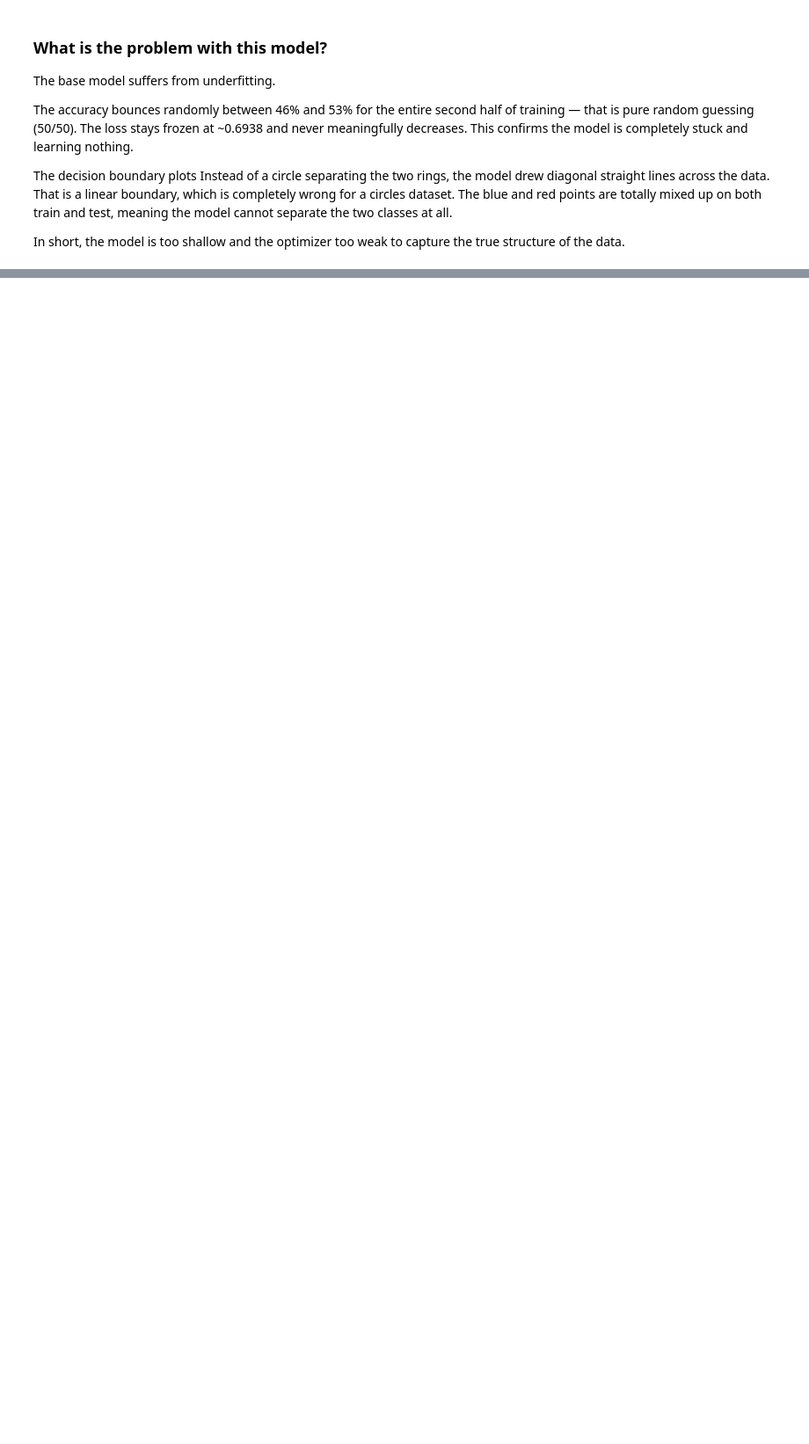
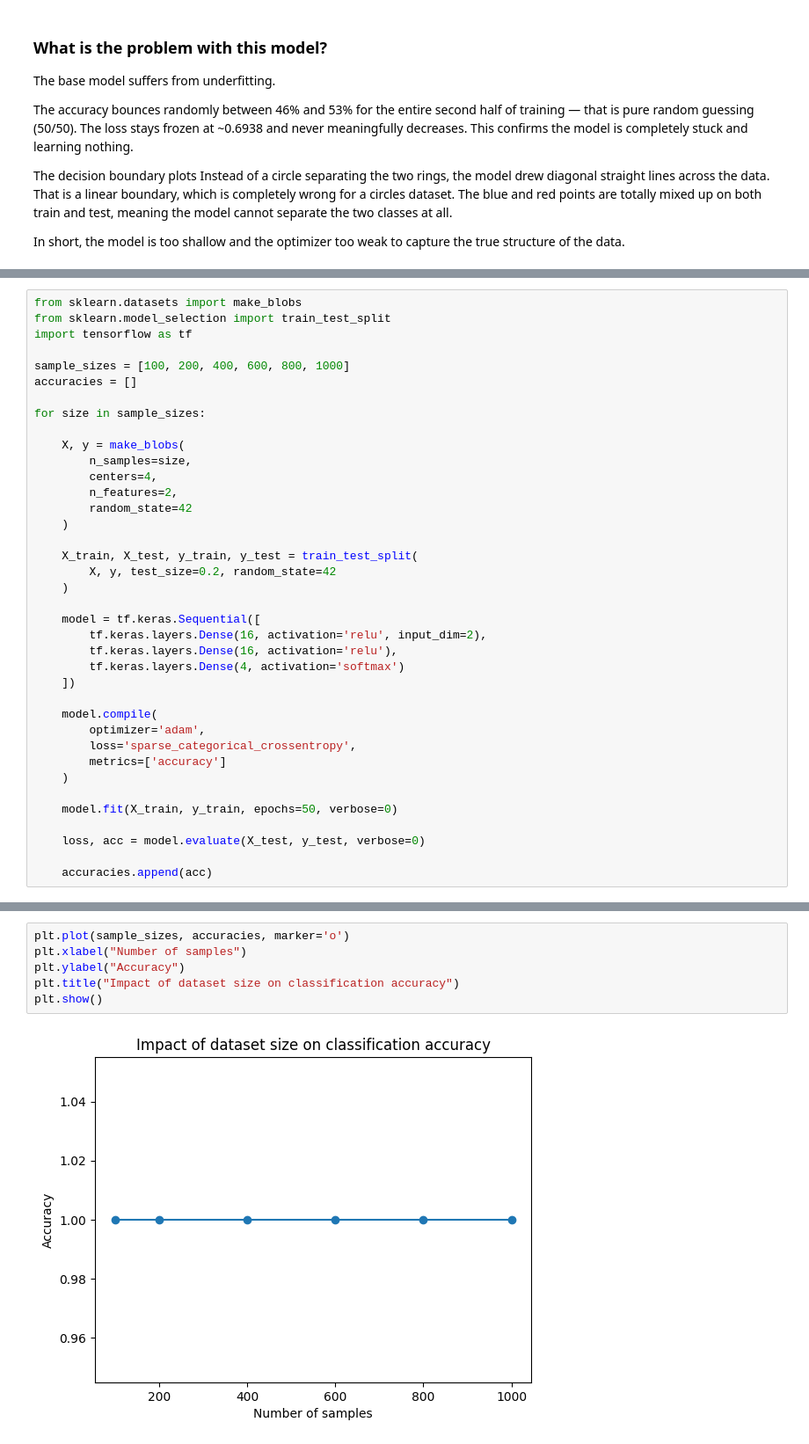
Before and after one commit to yasmineelhakem/deep_learning_labs, a Jupyter notebook: dnn.ipynb, the cells around one changed output, grey strips where cells are left out. Shown at 88% size. Cells and saved outputs as stored; diff of their text form; blank space fills up the shorter version.

```diff
--- a/dnn.ipynb
+++ b/dnn.ipynb
@@ -191,0 +474,38 @@ Instead of a circle separating the two rings, the model drew diagonal straight l
+# %%
+from sklearn.datasets import make_blobs
+from sklearn.model_selection import train_test_split
+import tensorflow as tf
+
+sample_sizes = [100, 200, 400, 600, 800, 1000]
+accuracies = []
+
+for size in sample_sizes:
+
+    X, y = make_blobs(
+        n_samples=size,
+        centers=4,
+        n_features=2,
+        random_state=42
+    )
+
+    X_train, X_test, y_train, y_test = train_test_split(
+        X, y, test_size=0.2, random_state=42
+    )
+
+    model = tf.keras.Sequential([
+        tf.keras.layers.Dense(16, activation='relu', input_dim=2),
+        tf.keras.layers.Dense(16, activation='relu'),
+        tf.keras.layers.Dense(4, activation='softmax')
+    ])
+
+    model.compile(
+        optimizer='adam',
+        loss='sparse_categorical_crossentropy',
+        metrics=['accuracy']
+    )
+
+    model.fit(X_train, y_train, epochs=50, verbose=0)
+
+    loss, acc = model.evaluate(X_test, y_test, verbose=0)
+
+    accuracies.append(acc)
@@ -191,0 +514,8 @@ Instead of a circle separating the two rings, the model drew diagonal straight l
+# %%
+plt.plot(sample_sizes, accuracies, marker='o')
+plt.xlabel("Number of samples")
+plt.ylabel("Accuracy")
+plt.title("Impact of dataset size on classification accuracy")
+plt.show()
+# %% [output]
+[figure, added]
```
Also changed, not shown: parts of 29 cells of this notebook.
